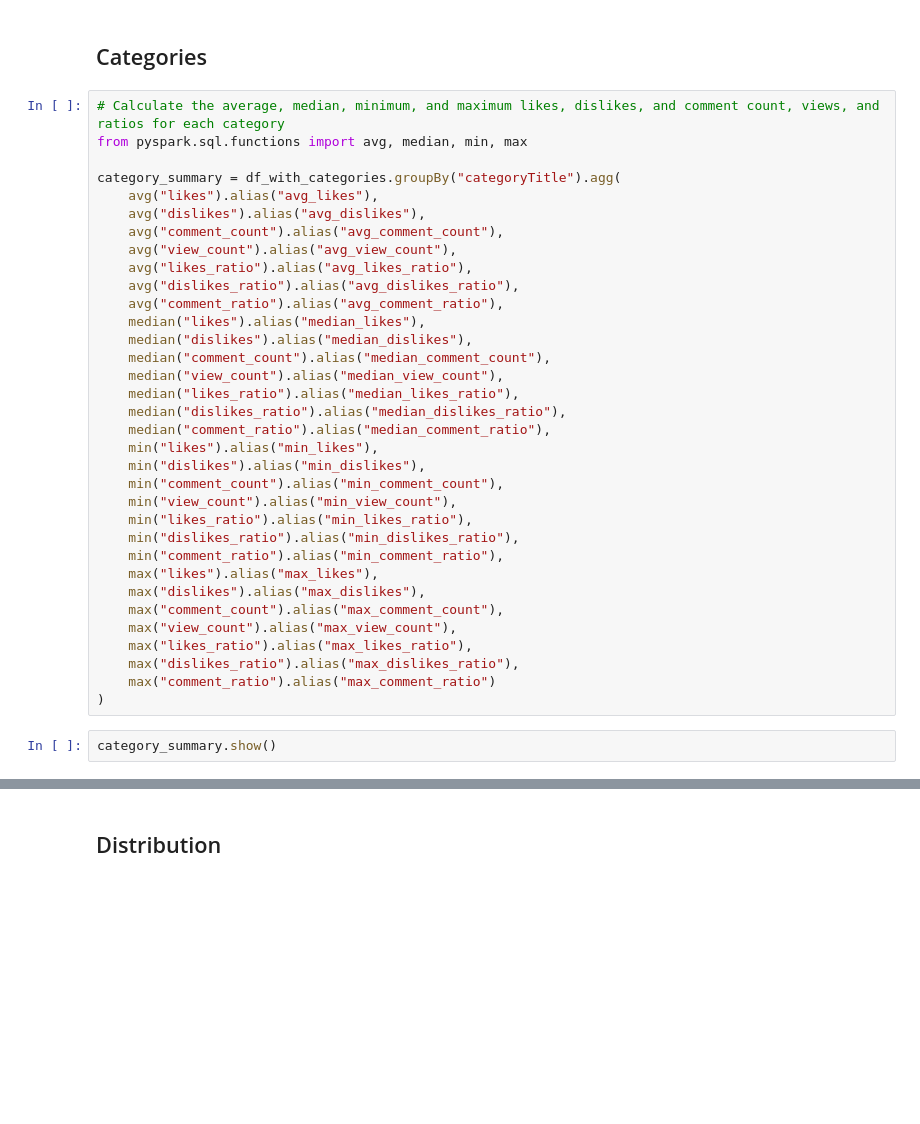
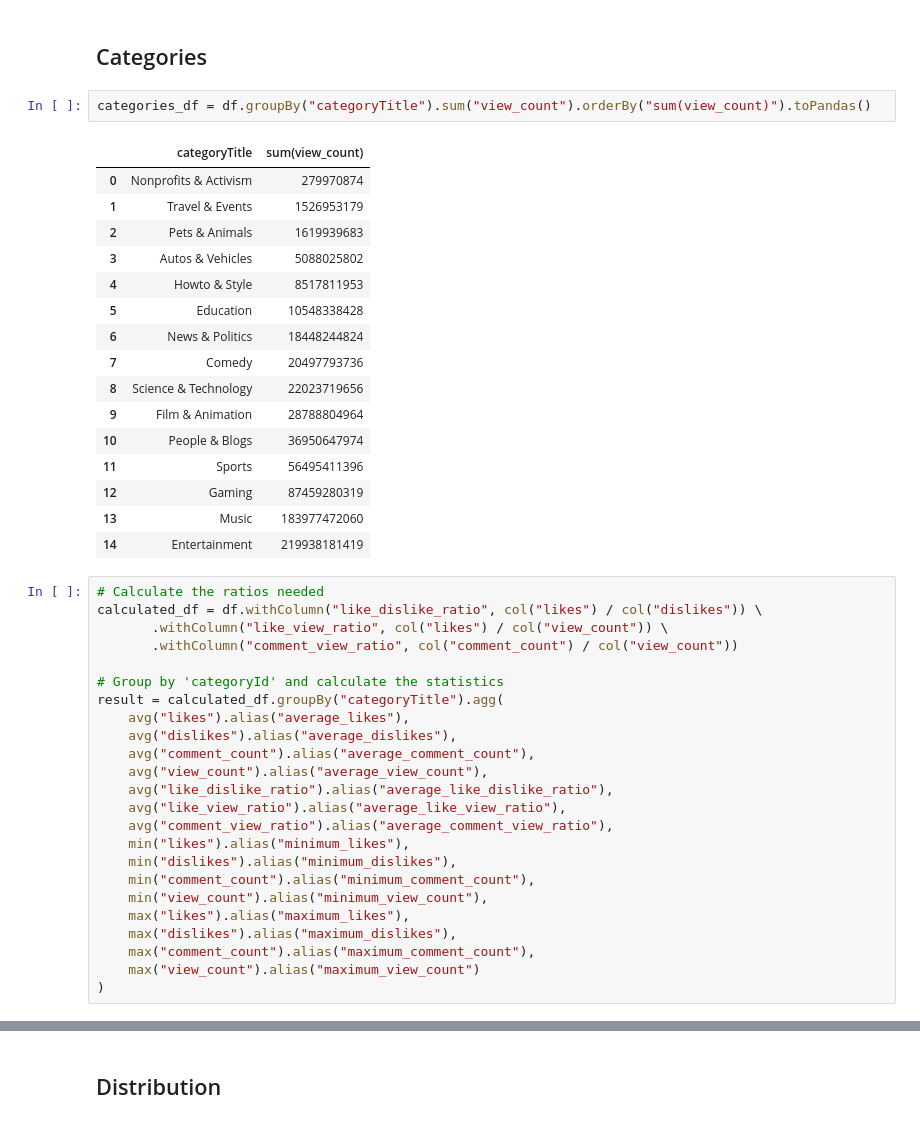
Before and after one commit to seszele64/Youtube-sentiment-analysis-project, a Jupyter notebook: 3. eda.ipynb, the cells around one changed output, grey strips where cells are left out. Saved outputs shown, nothing was run; the diff lists cells and outputs as text; blank space fills up the shorter version.

```diff
--- a/3. eda.ipynb
+++ b/3. eda.ipynb
@@ -230,38 +274,45 @@ plt.show()
 # %% [markdown]
 ## Categories
-# %%
-# Calculate the average, median, minimum, and maximum likes, dislikes, and comment count, views, and ratios for each category
-from pyspark.sql.functions import avg, median, min, max
-
-category_summary = df_with_categories.groupBy("categoryTitle").agg(
-    avg("likes").alias("avg_likes"),
-    avg("dislikes").alias("avg_dislikes"),
-    avg("comment_count").alias("avg_comment_count"),
-    avg("view_count").alias("avg_view_count"),
-    avg("likes_ratio").alias("avg_likes_ratio"),
-    avg("dislikes_ratio").alias("avg_dislikes_ratio"),
-    avg("comment_ratio").alias("avg_comment_ratio"),
-    median("likes").alias("median_likes"),
-    median("dislikes").alias("median_dislikes"),
-    median("comment_count").alias("median_comment_count"),
-    median("view_count").alias("median_view_count"),
-    median("likes_ratio").alias("median_likes_ratio"),
-    median("dislikes_ratio").alias("median_dislikes_ratio"),
-    median("comment_ratio").alias("median_comment_ratio"),
-    min("likes").alias("min_likes"),
-    min("dislikes").alias("min_dislikes"),
-    min("comment_count").alias("min_comment_count"),
-    min("view_count").alias("min_view_count"),
-    min("likes_ratio").alias("min_likes_ratio"),
-    min("dislikes_ratio").alias("min_dislikes_ratio"),
-    min("comment_ratio").alias("min_comment_ratio"),
-    max("likes").alias("max_likes"),
-    max("dislikes").alias("max_dislikes"),
-    max("comment_count").alias("max_comment_count"),
-    max("view_count").alias("max_view_count"),
-    max("likes_ratio").alias("max_likes_ratio"),
-    max("dislikes_ratio").alias("max_dislikes_ratio"),
-    max("comment_ratio").alias("max_comment_ratio")
-)
-# %%
-category_summary.show()
+# %%
+categories_df = df.groupBy("categoryTitle").sum("view_count").orderBy("sum(view_count)").toPandas()
+# %% [output]
+|  | categoryTitle | sum(view_count) |
+| 0 | Nonprofits & Activism | 279970874 |
+| 1 | Travel & Events | 1526953179 |
+| 2 | Pets & Animals | 1619939683 |
+| 3 | Autos & Vehicles | 5088025802 |
+| 4 | Howto & Style | 8517811953 |
+| 5 | Education | 10548338428 |
+| 6 | News & Politics | 18448244824 |
+| 7 | Comedy | 20497793736 |
+| 8 | Science & Technology | 22023719656 |
+| 9 | Film & Animation | 28788804964 |
+| 10 | People & Blogs | 36950647974 |
+| 11 | Sports | 56495411396 |
+| 12 | Gaming | 87459280319 |
+| 13 | Music | 183977472060 |
+| 14 | Entertainment | 219938181419 |
+# %%
+# Calculate the ratios needed
+calculated_df = df.withColumn("like_dislike_ratio", col("likes") / col("dislikes")) \
+       .withColumn("like_view_ratio", col("likes") / col("view_count")) \
+       .withColumn("comment_view_ratio", col("comment_count") / col("view_count"))
+
+# Group by 'categoryId' and calculate the statistics
+result = calculated_df.groupBy("categoryTitle").agg(
+    avg("likes").alias("average_likes"),
+    avg("dislikes").alias("average_dislikes"),
+    avg("comment_count").alias("average_comment_count"),
+    avg("view_count").alias("average_view_count"),
+    avg("like_dislike_ratio").alias("average_like_dislike_ratio"),
+    avg("like_view_ratio").alias("average_like_view_ratio"),
+    avg("comment_view_ratio").alias("average_comment_view_ratio"),
+    min("likes").alias("minimum_likes"),
+    min("dislikes").alias("minimum_dislikes"),
+    min("comment_count").alias("minimum_comment_count"),
+    min("view_count").alias("minimum_view_count"),
+    max("likes").alias("maximum_likes"),
+    max("dislikes").alias("maximum_dislikes"),
+    max("comment_count").alias("maximum_comment_count"),
+    max("view_count").alias("maximum_view_count")
+)
```
Also changed, not shown: parts of 20 cells of this notebook, 3 other files.
